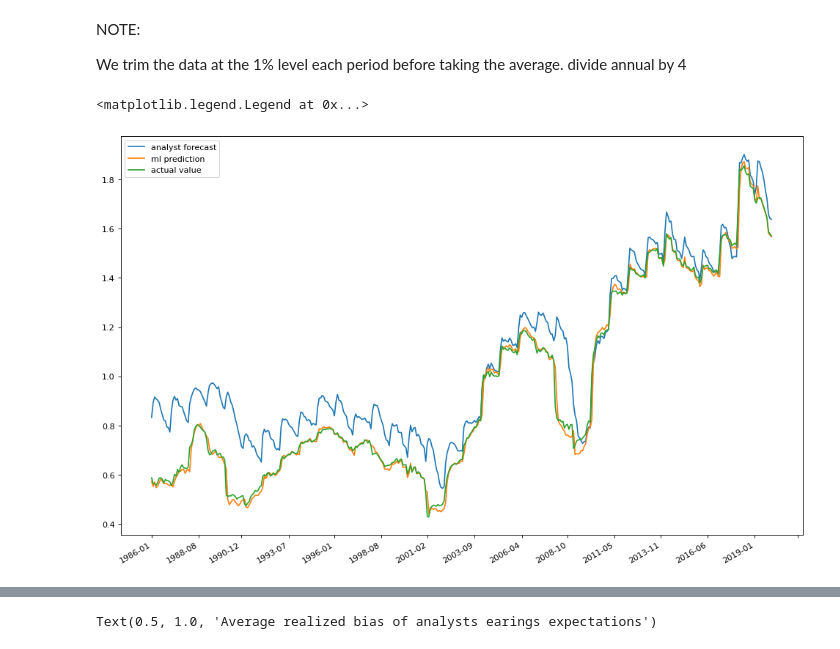
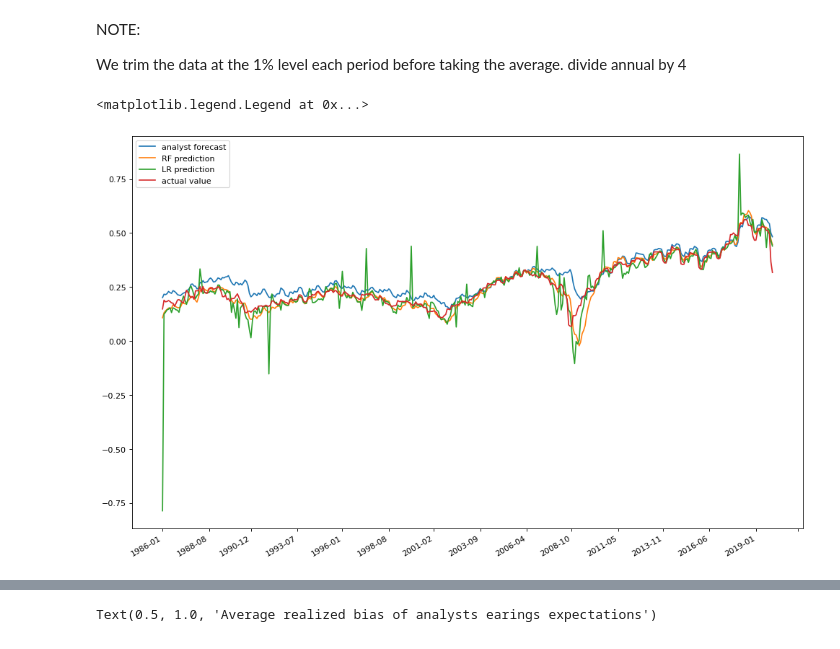
Before and after one commit to NicoloMarsucco/ML-financial-modelling, a Jupyter notebook: bias_analysis.ipynb, the cells around one changed output, grey strips where cells are left out. Drawn from its saved outputs; the diff is of its cells as text; code cells hidden in the pictures.

```diff
--- a/bias_analysis.ipynb
+++ b/bias_analysis.ipynb
@@ -21,14 +21,15 @@ NOTE:
 We trim the data at the 1% level each period before taking the average. divide annual by 4
 # %%
 plt.figure(figsize=(15, 10), dpi=80)
-df = data['A1']
-plt.plot(df.Date.unique().astype(str), df.groupby(['Date']).adj_meanest.apply(lambda x: stats.trim_mean(x, 0.01)), label='analyst forecast');
-plt.plot(df.Date.unique().astype(str), df.groupby(['Date']).predicted_adj_actual.apply(lambda x: stats.trim_mean(x, 0.01)), label='ml prediction');
+df = data['Q2']
+plt.plot(df.Date.unique().astype(str), df.groupby(['Date']).meanest.apply(lambda x: stats.trim_mean(x, 0.01)), label='analyst forecast');
+plt.plot(df.Date.unique().astype(str), df.groupby(['Date']).predicted_adj_actual.apply(lambda x: stats.trim_mean(x, 0.01)), label='RF prediction');
+plt.plot(df.Date.unique().astype(str), df.groupby(['Date']).predicted_adj_actual_LR.apply(lambda x: stats.trim_mean(x, 0.01)), label='LR prediction');
 plt.plot(df.Date.unique().astype(str), df.groupby(['Date']).adj_actual.apply(lambda x: stats.trim_mean(x, 0.01)), label='actual value');
 locator = mdate.MonthLocator()
 plt.gca().xaxis.set_major_locator(locator)
 plt.gcf().autofmt_xdate()
 plt.legend()
 # %% [output]
 <matplotlib.legend.Legend at 0x...>
-[figure, old version]
+[figure, new version]
```
Also changed, not shown: parts of 22 cells of this notebook, 6 other files.
